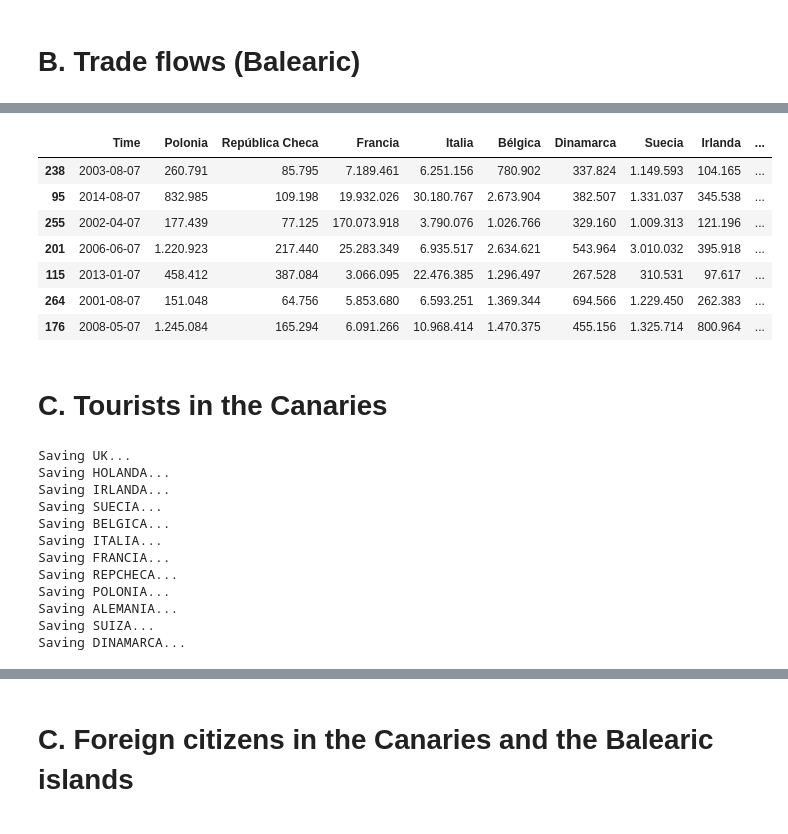
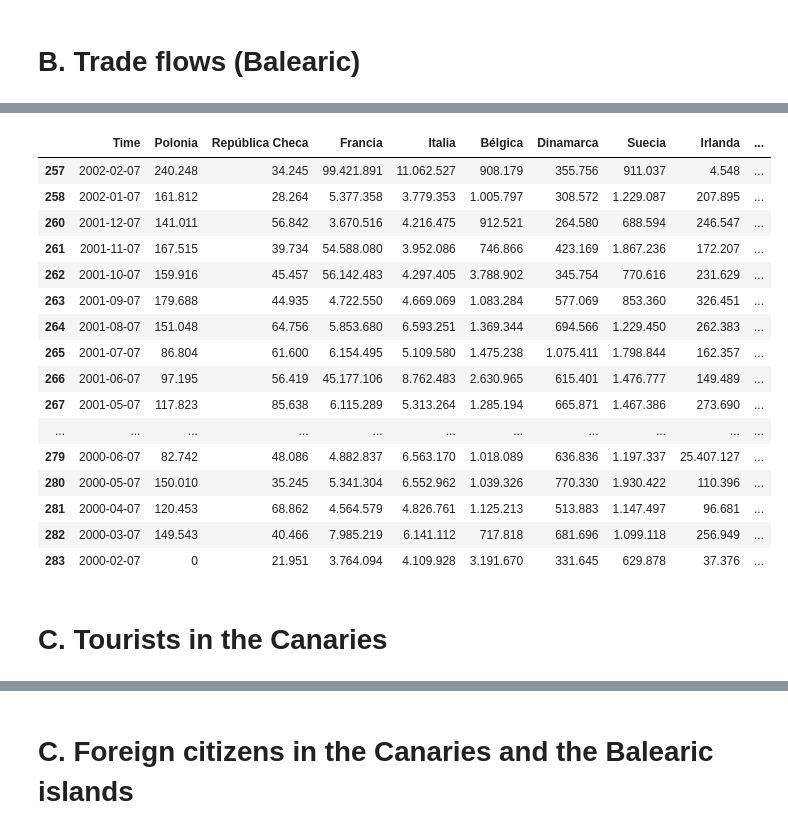
Before and after one commit to DiSanchz/ETL-Project, a Jupyter notebook: Cleaning.ipynb, the cells around one changed output, grey strips where cells are left out. Drawn from its saved outputs; the diff is of its cells as text; code cells hidden in the pictures.

```diff
--- a/Cleaning.ipynb
+++ b/Cleaning.ipynb
@@ -225,15 +256,22 @@ BI_trade.Time = BI_trade.Time.apply(datematcher)
 BI_trade.Time = BI_trade.Time.apply(dateconverter)
 BI_trade = BI_trade.drop('Unnamed: 0', axis=1)
 # %%
-BI_trade.sample(7)
+BI_trade.tail(25)
 # %% [output]
 |  | Time | Polonia | República Checa | Francia | Italia | Bélgica | Dinamarca | Suecia | Irlanda | ... |
-| 238 | 2003-08-07 | 260.791 | 85.795 | 7.189.461 | 6.251.156 | 780.902 | 337.824 | 1.149.593 | 104.165 | ... |
-| 95 | 2014-08-07 | 832.985 | 109.198 | 19.932.026 | 30.180.767 | 2.673.904 | 382.507 | 1.331.037 | 345.538 | ... |
-| 255 | 2002-04-07 | 177.439 | 77.125 | 170.073.918 | 3.790.076 | 1.026.766 | 329.160 | 1.009.313 | 121.196 | ... |
-| 201 | 2006-06-07 | 1.220.923 | 217.440 | 25.283.349 | 6.935.517 | 2.634.621 | 543.964 | 3.010.032 | 395.918 | ... |
-| 115 | 2013-01-07 | 458.412 | 387.084 | 3.066.095 | 22.476.385 | 1.296.497 | 267.528 | 310.531 | 97.617 | ... |
+| 257 | 2002-02-07 | 240.248 | 34.245 | 99.421.891 | 11.062.527 | 908.179 | 355.756 | 911.037 | 4.548 | ... |
+| 258 | 2002-01-07 | 161.812 | 28.264 | 5.377.358 | 3.779.353 | 1.005.797 | 308.572 | 1.229.087 | 207.895 | ... |
+| 260 | 2001-12-07 | 141.011 | 56.842 | 3.670.516 | 4.216.475 | 912.521 | 264.580 | 688.594 | 246.547 | ... |
+| 261 | 2001-11-07 | 167.515 | 39.734 | 54.588.080 | 3.952.086 | 746.866 | 423.169 | 1.867.236 | 172.207 | ... |
+| 262 | 2001-10-07 | 159.916 | 45.457 | 56.142.483 | 4.297.405 | 3.788.902 | 345.754 | 770.616 | 231.629 | ... |
+| 263 | 2001-09-07 | 179.688 | 44.935 | 4.722.550 | 4.669.069 | 1.083.284 | 577.069 | 853.360 | 326.451 | ... |
 | 264 | 2001-08-07 | 151.048 | 64.756 | 5.853.680 | 6.593.251 | 1.369.344 | 694.566 | 1.229.450 | 262.383 | ... |
-| 176 | 2008-05-07 | 1.245.084 | 165.294 | 6.091.266 | 10.968.414 | 1.470.375 | 455.156 | 1.325.714 | 800.964 | ... |
+| 265 | 2001-07-07 | 86.804 | 61.600 | 6.154.495 | 5.109.580 | 1.475.238 | 1.075.411 | 1.798.844 | 162.357 | ... |
+| 266 | 2001-06-07 | 97.195 | 56.419 | 45.177.106 | 8.762.483 | 2.630.965 | 615.401 | 1.476.777 | 149.489 | ... |
+| 267 | 2001-05-07 | 117.823 | 85.638 | 6.115.289 | 5.313.264 | 1.285.194 | 665.871 | 1.467.386 | 273.690 | ... |
+| ... | ... | ... | ... | ... | ... | ... | ... | ... | ... | ... |
+| 279 | 2000-06-07 | 82.742 | 48.086 | 4.882.837 | 6.563.170 | 1.018.089 | 636.836 | 1.197.337 | 25.407.127 | ... |
+| 280 | 2000-05-07 | 150.010 | 35.245 | 5.341.304 | 6.552.962 | 1.039.326 | 770.330 | 1.930.422 | 110.396 | ... |
+| 281 | 2000-04-07 | 120.453 | 68.862 | 4.564.579 | 4.826.761 | 1.125.213 | 513.883 | 1.147.497 | 96.681 | ... |
+| 282 | 2000-03-07 | 149.543 | 40.466 | 7.985.219 | 6.141.112 | 717.818 | 681.696 | 1.099.118 | 256.949 | ... |
+| 283 | 2000-02-07 | 0 | 21.951 | 3.764.094 | 4.109.928 | 3.191.670 | 331.645 | 629.878 | 37.376 | ... |
-# %% [markdown]
-# C. Tourists in the Canaries
@@ -243,3 +278,5 @@ BI_trade.sample(7)
+# %% [markdown]
+# C. Tourists in the Canaries
 # %%
 #Countries for which there is detailed data for number of visitors and imports
 countries = ['UK', 'HOLANDA', 'IRLANDA', 'SUECIA', 'BELGICA', 'ITALIA', 'FRANCIA', 'REPCHECA', 'POLONIA', 'ALEMANIA', 'SUIZA', 'DINAMARCA']
@@ -316,52 +283,0 @@ with ExcelWriter('data/support_tourist.xlsx') as writer:
-# %%
-#MACROLOOP FUNCIONAL (COMENTAR EN INGLÉS...)
-
-for c in countries:
-    df_A = pd.read_excel('data/TuristasCI_Short.xls', sheet_name= f'{c}')
-    df_B = pd.read_excel('data/support_tourist.xlsx', sheet_name= f'{c}')
-    df_A.drop(labels='TOTAL', inplace=True, axis=1)
-    df_A.rename(columns={"Unnamed: 0":"Year"}, inplace=True)
-    df_A = df_A[df_A.Year > 1999]
-    df_A = df_A[df_A.Year < 2020]
-
-    df_AT = df_A.T
-
-    df_AT.columns = ['1', '2', '3', '4', '5', '6', '7', '8', '9', '10', '11', '12', '13', '14', '15', '16', '17', '18', '19', '20']
-    df_AT = df_AT.reset_index()
-    df_AT.drop(labels='index', inplace=True, axis=1)
-    df_AT = df_AT.iloc[1: , :]
-
-    df_C = df_AT['1']
-
-    for i in range(2,21):
-        df_D = df_AT[f'{i}']
-        df_C = pd.concat([df_C, df_D])
-
-    df_C = df_C.to_frame()
-    df_C.columns = ['Column_A']
-    print(f'Saving {c}...')
-    df_C = df_C.reset_index()
-    df_B['Tourist'] = df_C['Column_A']
-    df_B = df_B.reset_index()
-    df_B.rename(columns={"Unnamed: 0":"Delete"}, inplace=True)
-    df_B.drop(labels='Delete', inplace=True, axis=1)
-    lista_B = df_B['Tourist'].to_list()
-    lista_B.reverse()
-    df_B['Tourists'] = lista_B
-    df_B.drop(labels='Tourist', inplace=True, axis=1)
-
-    with ExcelWriter(f'data/support_tourist_folder/{c}.xlsx') as writer:
-        df_B.to_excel(writer, sheet_name= f'{c}')
-# %% [output]
-Saving UK...
-Saving HOLANDA...
-Saving IRLANDA...
-Saving SUECIA...
-Saving BELGICA...
-Saving ITALIA...
-Saving FRANCIA...
-Saving REPCHECA...
-Saving POLONIA...
-Saving ALEMANIA...
-Saving SUIZA...
-Saving DINAMARCA...
```
Also changed, not shown: parts of 18 cells of this notebook, 22 other files.
